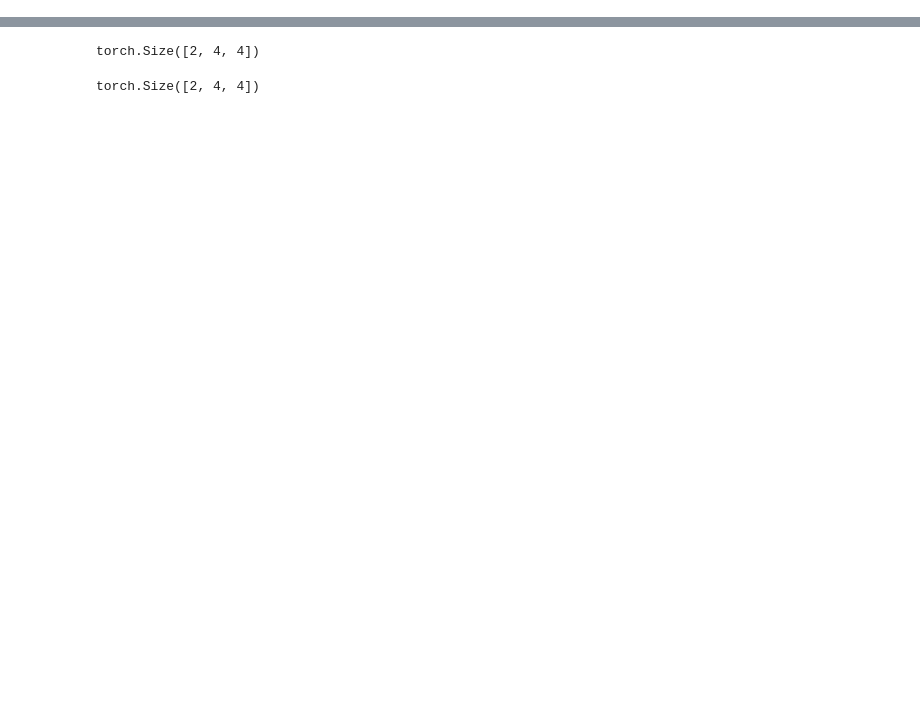
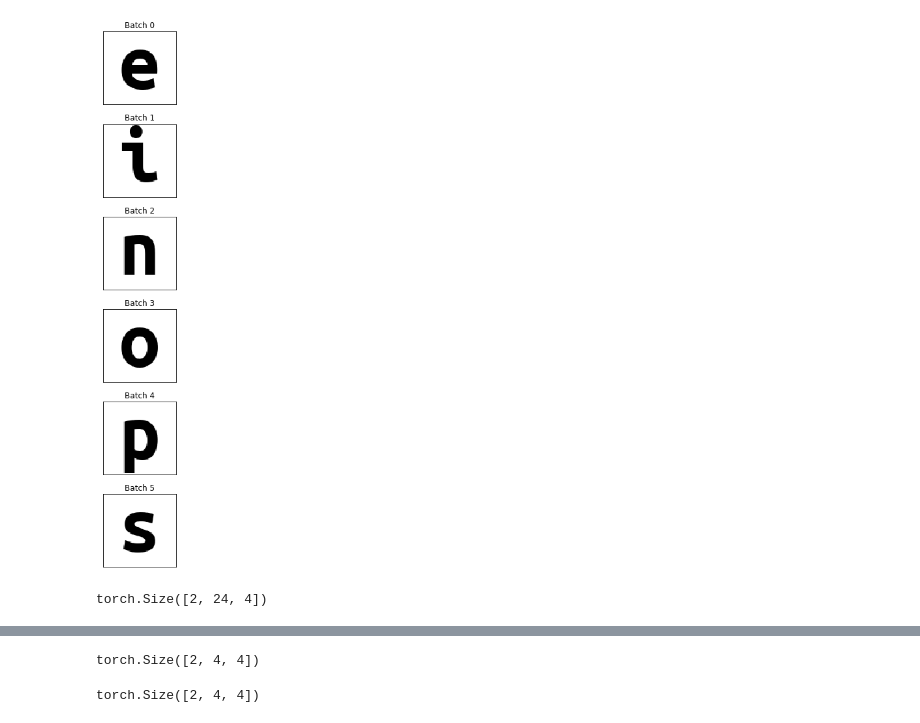
Before and after one commit to hdmamin/incendio, a Jupyter notebook: scratch_notebooks/annotated-gpt2-blogpost.ipynb, the cells around one changed output, grey strips where cells are left out. Saved outputs shown, nothing was run; the diff lists cells and outputs as text; code cells hidden in the pictures; blank space fills up the shorter version.

```diff
--- a/scratch_notebooks/annotated-gpt2-blogpost.ipynb
+++ b/scratch_notebooks/annotated-gpt2-blogpost.ipynb
@@ -21,0 +33,4 @@ torch.Size([2, 4, 6])
+# %%
+img = get_einops_image()
+img_bw = get_einops_image(color=False)
+img.shape, img_bw.shape
@@ -22,3 +45,12 @@ torch.Size([2, 4, 6])
+# %%
+plot_img_batch(img_bw)
+# %% [output]
+[figure, added]
+# %%
+conv = nn.Conv1d(n_emb, n_emb*3, kernel_size=3, padding=1)
+conv(x.permute(0, 2, 1)).shape
+# %% [output]
+torch.Size([2, 24, 4])
 # %%
 lin = nn.Linear(n_emb, n_emb*3)
 qkv = lin(x)
```
Also changed, not shown: parts of 16 cells of this notebook, 8 other files.
